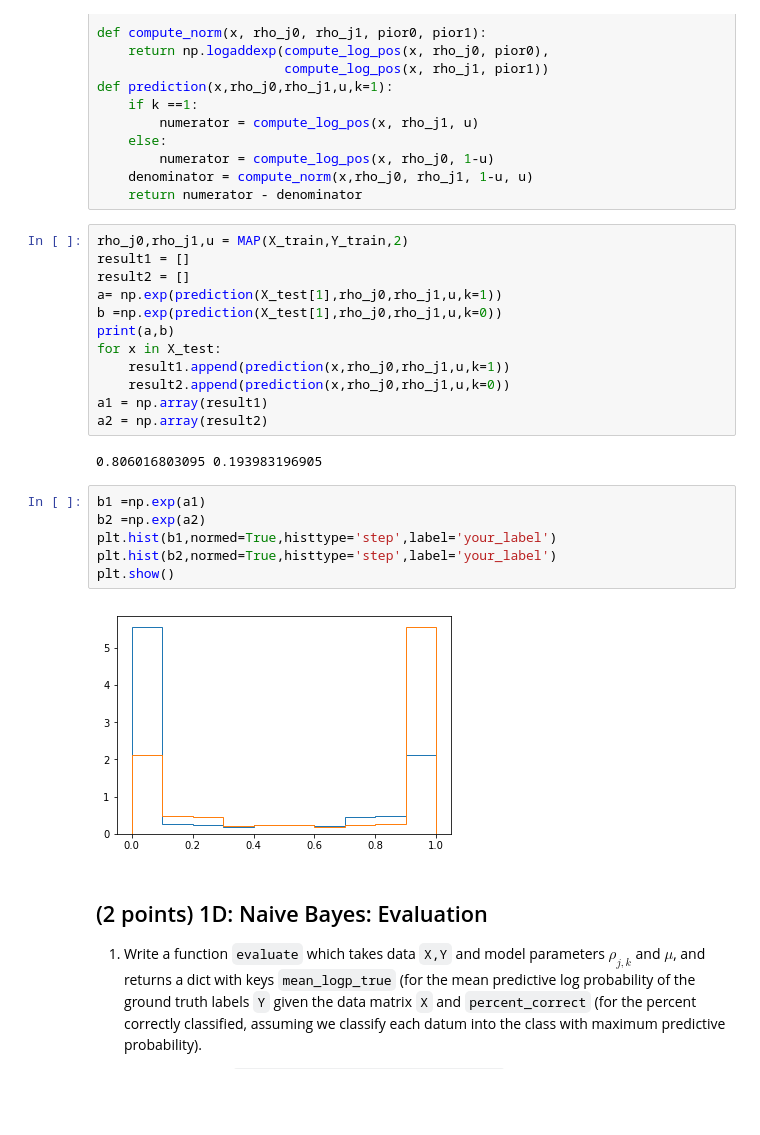
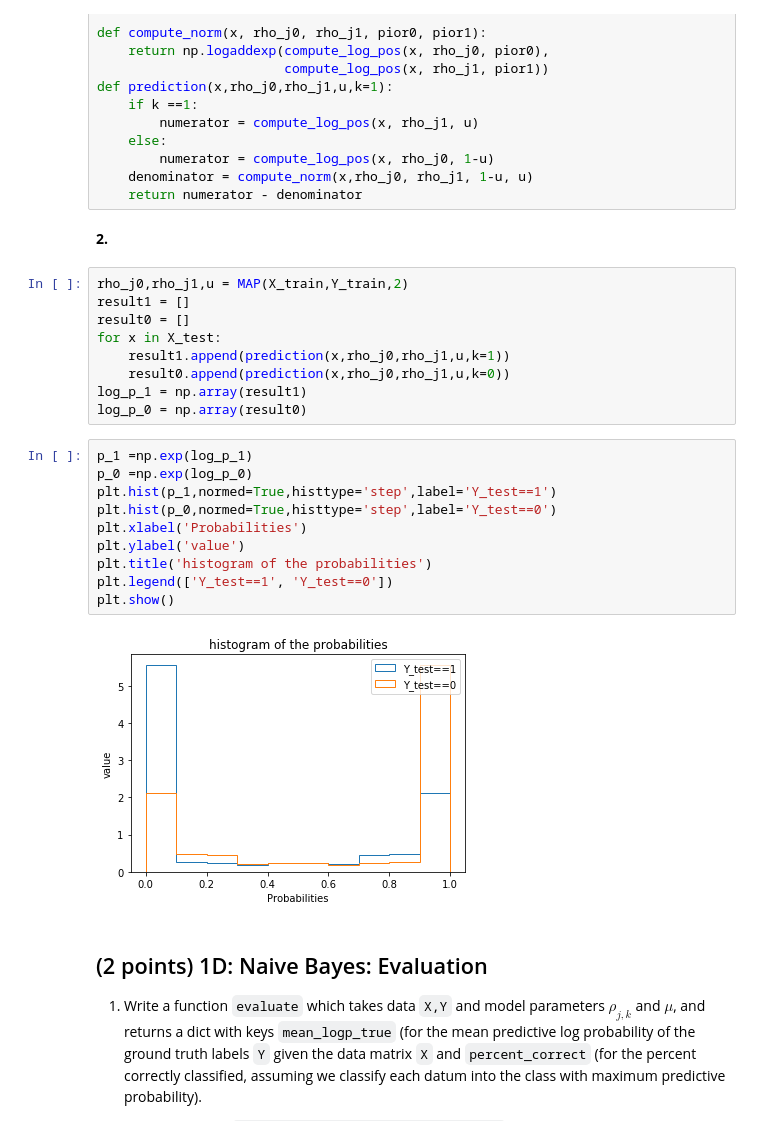
Before and after one commit to yifeiacc/Synchronize, a Jupyter notebook: ML_ass1/assigment1.ipynb, the cells around one changed output. Cells and saved outputs as stored; diff of their text form; blank space fills up the shorter version.

````diff
--- a/ML_ass1/assigment1.ipynb
+++ b/ML_ass1/assigment1.ipynb
@@ -367,28 +438,29 @@ def prediction(x,rho_j0,rho_j1,u,k=1):
         numerator = compute_log_pos(x, rho_j0, 1-u)
     denominator = compute_norm(x,rho_j0, rho_j1, 1-u, u)
     return numerator - denominator
+# %% [markdown]
+**2.**
 # %%
 rho_j0,rho_j1,u = MAP(X_train,Y_train,2)
 result1 = []
-result2 = []
-a= np.exp(prediction(X_test[1],rho_j0,rho_j1,u,k=1))
-b =np.exp(prediction(X_test[1],rho_j0,rho_j1,u,k=0))
-print(a,b)
+result0 = []
 for x in X_test:
     result1.append(prediction(x,rho_j0,rho_j1,u,k=1))
-    result2.append(prediction(x,rho_j0,rho_j1,u,k=0))
-a1 = np.array(result1)
-a2 = np.array(result2)
+    result0.append(prediction(x,rho_j0,rho_j1,u,k=0))
+log_p_1 = np.array(result1)
+log_p_0 = np.array(result0)
-# %% [output]
-0.806016803095 0.193983196905
 # %%
-b1 =np.exp(a1)
-b2 =np.exp(a2)
-plt.hist(b1,normed=True,histtype='step',label='your_label')
-plt.hist(b2,normed=True,histtype='step',label='your_label')
+p_1 =np.exp(log_p_1)
+p_0 =np.exp(log_p_0)
+plt.hist(p_1,normed=True,histtype='step',label='Y_test==1')
+plt.hist(p_0,normed=True,histtype='step',label='Y_test==0')
+plt.xlabel('Probabilities')
+plt.ylabel('value')
+plt.title('histogram of the probabilities')
+plt.legend(['Y_test==1', 'Y_test==0'])
 plt.show()
 # %% [output]
-[figure, old version]
+[figure, new version]
 # %% [markdown]
 ## (2 points) 1D: Naive Bayes: Evaluation
 1. Write a function ```evaluate``` which takes data ```X,Y``` and model parameters $\rho_{j,k}$ and $\mu$, and returns a dict with keys ```mean_logp_true``` (for the mean predictive log probability of the ground truth labels ```Y``` given the data matrix ```X``` and ```percent_correct``` (for the percent correctly classified, assuming we classify each datum into the class with maximum predictive probability).
````
Also changed, not shown: parts of 29 cells of this notebook.
